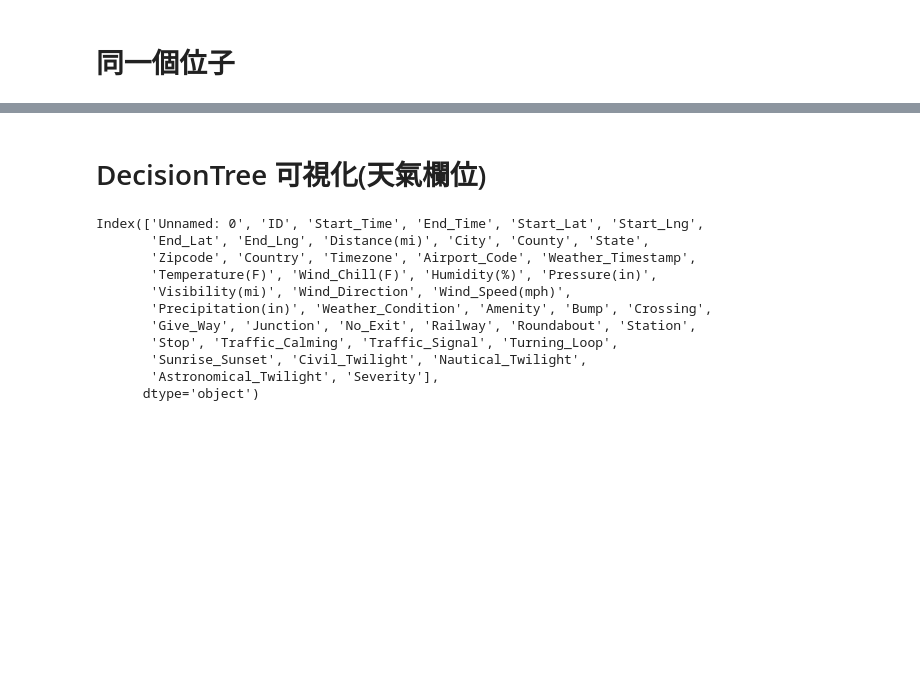
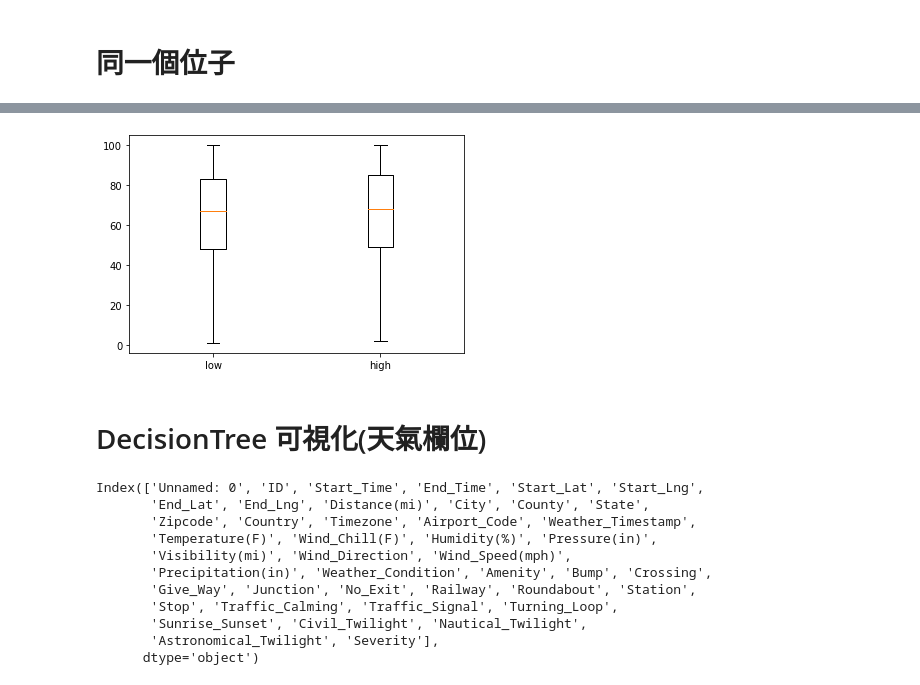
Before and after one commit to Vincent23412/-, a Jupyter notebook: 交通事故專案.ipynb, the cells around one changed output, grey strips where cells are left out. Drawn from its saved outputs; the diff is of its cells as text; code cells hidden in the pictures; blank space fills up the shorter version.

```diff
--- a/交通事故專案.ipynb
+++ b/交通事故專案.ipynb
@@ -546,3 +275,9 @@ sever = data[(data['Severity'] == 3) | (data['Severity'] == 4)]
+# %%
+plt.boxplot([low['Humidity(%)'],high['Humidity(%)']],labels=['low','high'])
+# plt.ylim(-1,3)
+plt.show()
+# %% [output]
+[figure, added]
 # %% [markdown]
 # DecisionTree 可視化(天氣欄位)
 # %%
```
Also changed, not shown: parts of 116 cells of this notebook.
